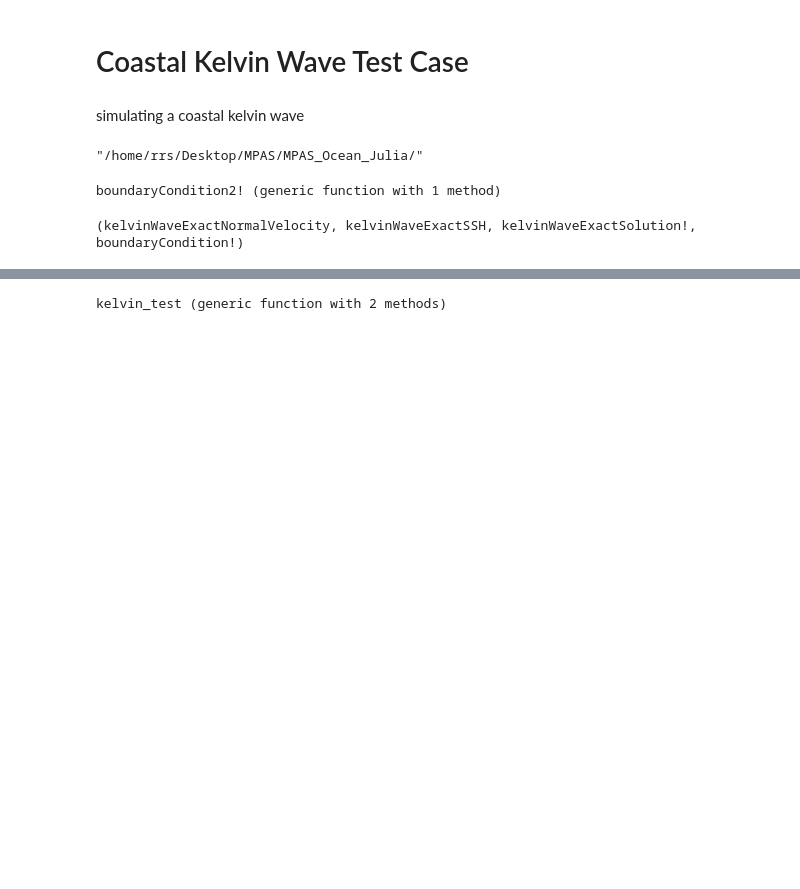
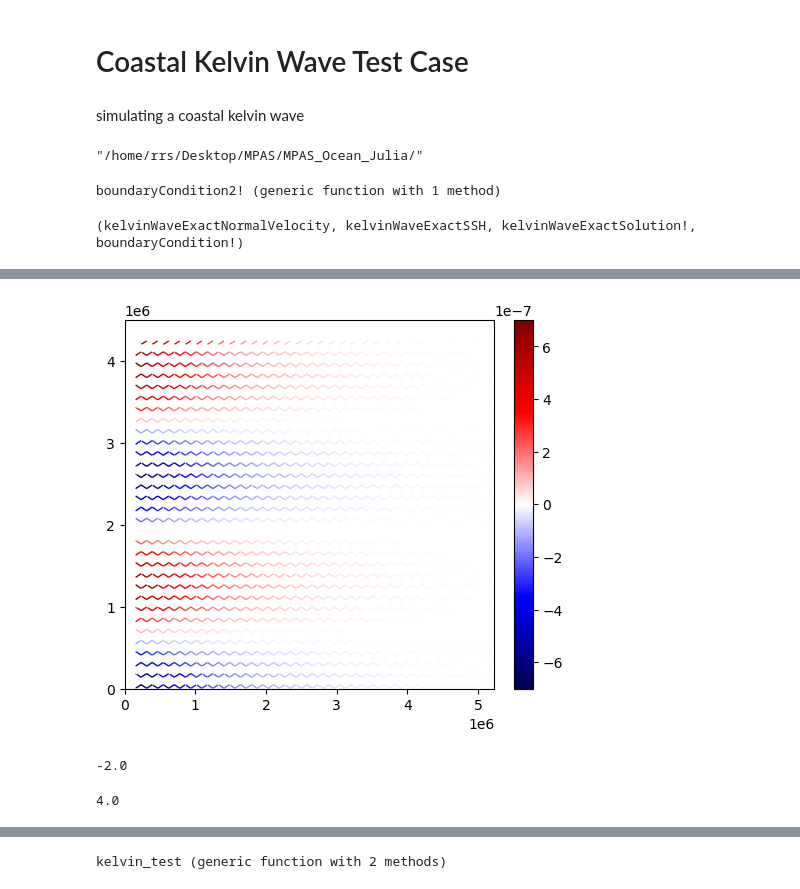
Before and after one commit to robertstrauss/MPAS_Ocean_Julia, a Jupyter notebook: KelvinWaveConvergenceTest.ipynb, the cells around one changed output, grey strips where cells are left out. Drawn from its saved outputs; the diff is of its cells as text; code cells hidden in the pictures; blank space fills up the shorter version.

```diff
--- a/KelvinWaveConvergenceTest.ipynb
+++ b/KelvinWaveConvergenceTest.ipynb
@@ -48,0 +69,14 @@ kelvinWaveExactNormalVelocity, kelvinWaveExactSSH, kelvinWaveExactSolution!, bou
+# %%
+fig = plt.figure()
+edgeHeatMapMesh(mpasOcean, mpasOcean.normalVelocityCurrent[1,:], fig=fig)
+display(fig)
+# %% [output]
+[figure, added]
+# %%
+atan(-sqrt(3)/2, -1/2) /pi * 3
+# %% [output]
+-2.0
+# %%
+mpasOcean.angleEdge[209] /pi*3
+# %% [output]
+4.0
```
Also changed, not shown: parts of 13 cells of this notebook, 8 other files.
